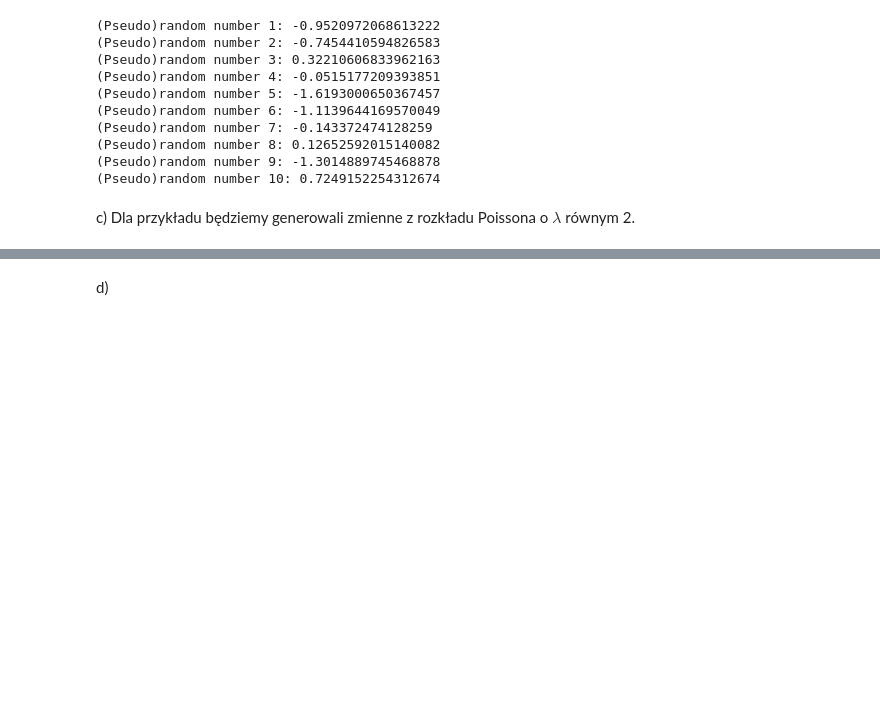
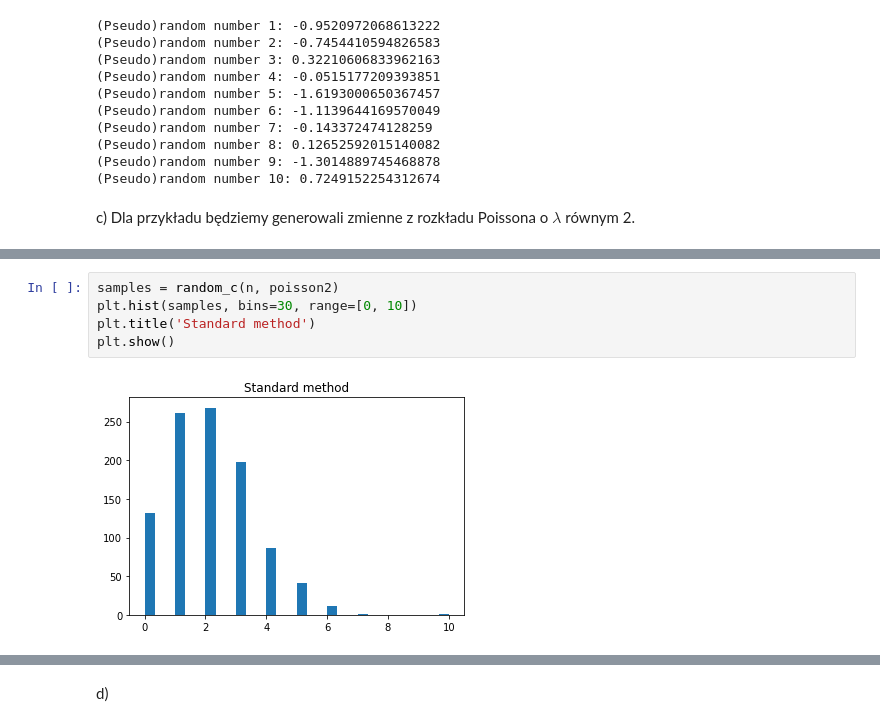
Before and after one commit to gekas145/MF, a Jupyter notebook: lab1.ipynb, the cells around one changed output, grey strips where cells are left out. Cells and saved outputs as stored; diff of their text form; blank space fills up the shorter version.

```diff
--- a/lab1.ipynb
+++ b/lab1.ipynb
@@ -99,0 +115,7 @@ def poisson2():
+# %%
+samples = random_c(n, poisson2)
+plt.hist(samples, bins=30, range=[0, 10])
+plt.title('Standard method')
+plt.show()
+# %% [output]
+[figure, added]
```
Also changed, not shown: parts of 11 cells of this notebook.
